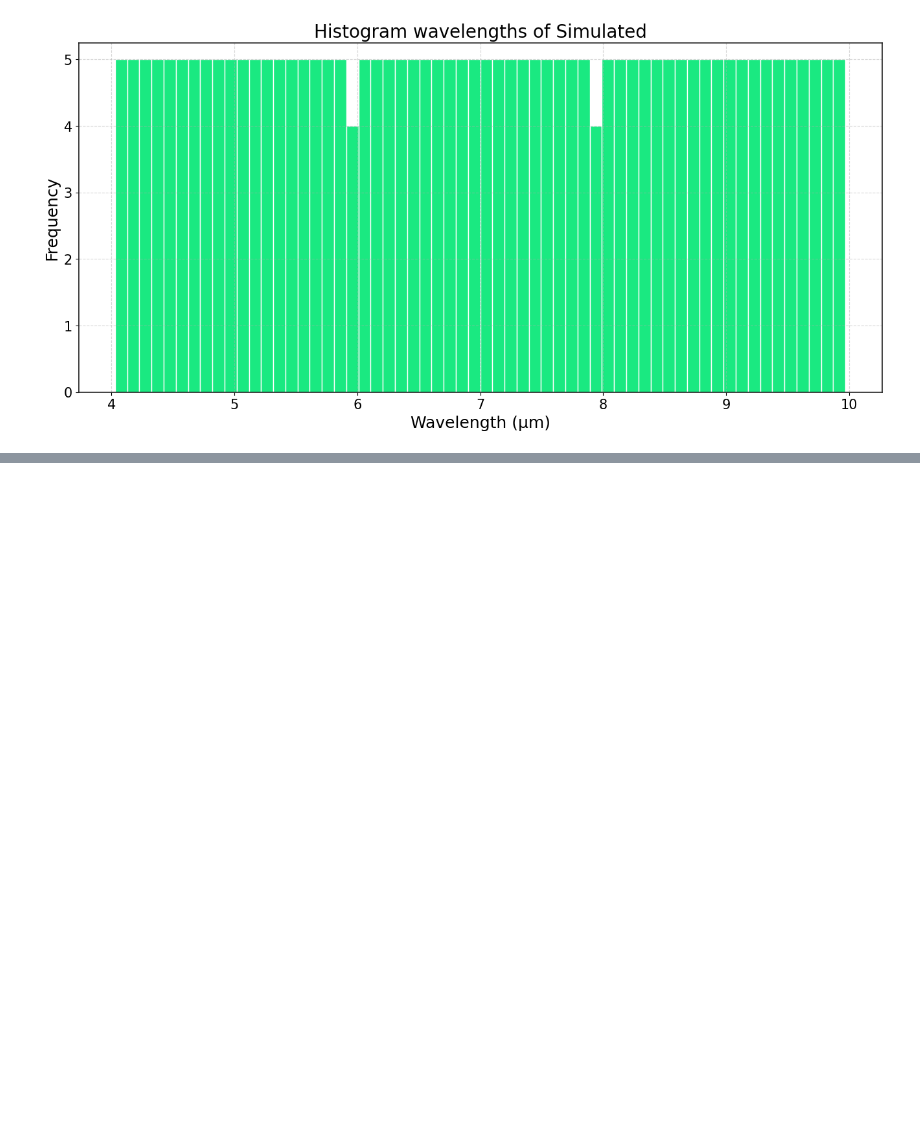
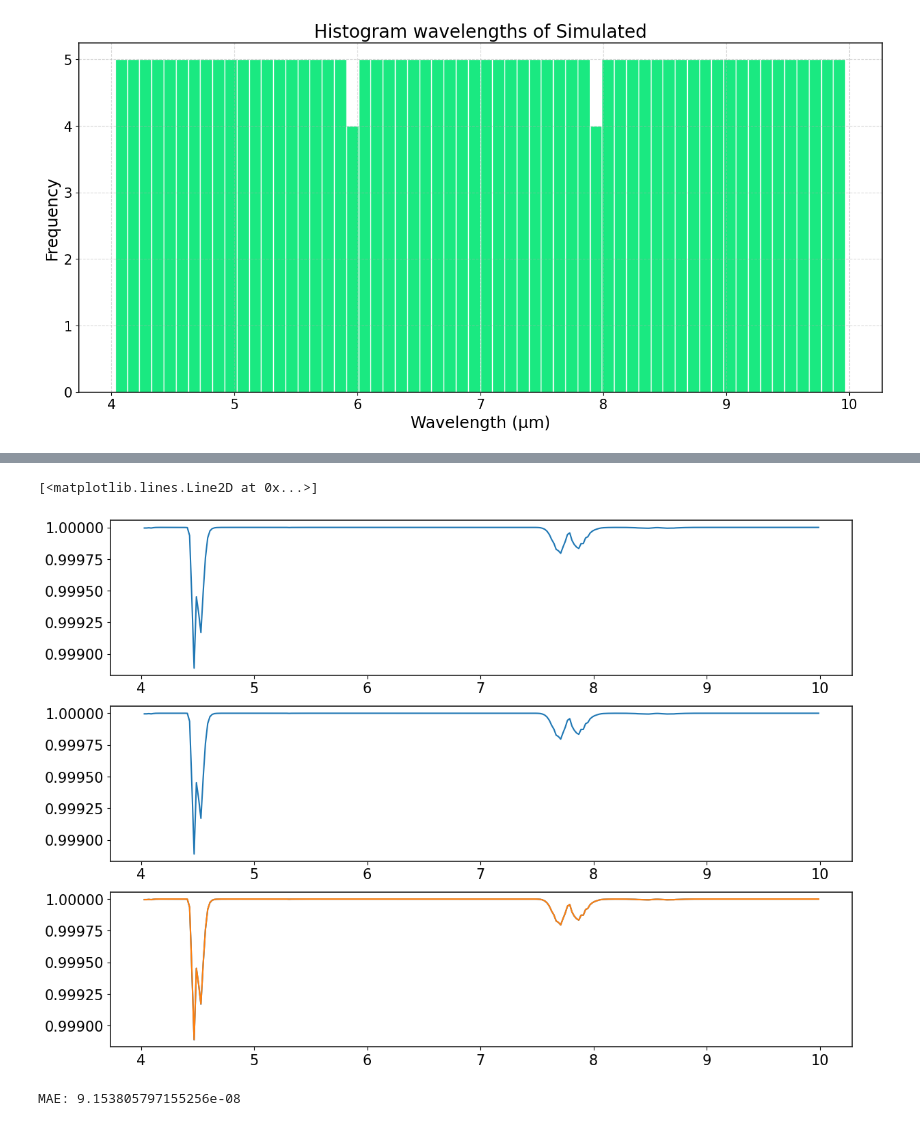
Before and after one commit to Jleon13/Stand-off, a Jupyter notebook: downsampling.ipynb, the cells around one changed output, grey strips where cells are left out. Saved outputs shown, nothing was run; the diff lists cells and outputs as text; code cells hidden in the pictures; blank space fills up the shorter version.

```diff
--- a/downsampling.ipynb
+++ b/downsampling.ipynb
@@ -149,0 +284,19 @@ plot_histogram(sim[0],name='Simulated')
+# %%
+gt = np.load("SIMULATED/Transmittance_N2O_4-10_1m__downsampled_to_Simulated_N2O_4-10_1m.npy")
+sim = np.load("SIMULATED/Simulated_N2O_4-10_1m.npy")
+plt.figure(figsize=(14, 10))
+plt.subplot(311)
+plt.plot(gt[0], gt[1])
+plt.subplot(312)
+plt.plot(sim[0], sim[1])
+plt.subplot(313)
+plt.plot(gt[0], gt[1])
+plt.plot(sim[0], sim[1])
+# %% [output]
+[<matplotlib.lines.Line2D at 0x...>]
+[figure, added]
+# %%
+mae = np.mean(np.abs(gt[1]-sim[1]))
+print("MAE:", mae)
+# %% [output]
+MAE: 9.153805797155256e-08
```
Also changed, not shown: parts of 13 cells of this notebook, 12 other files.
